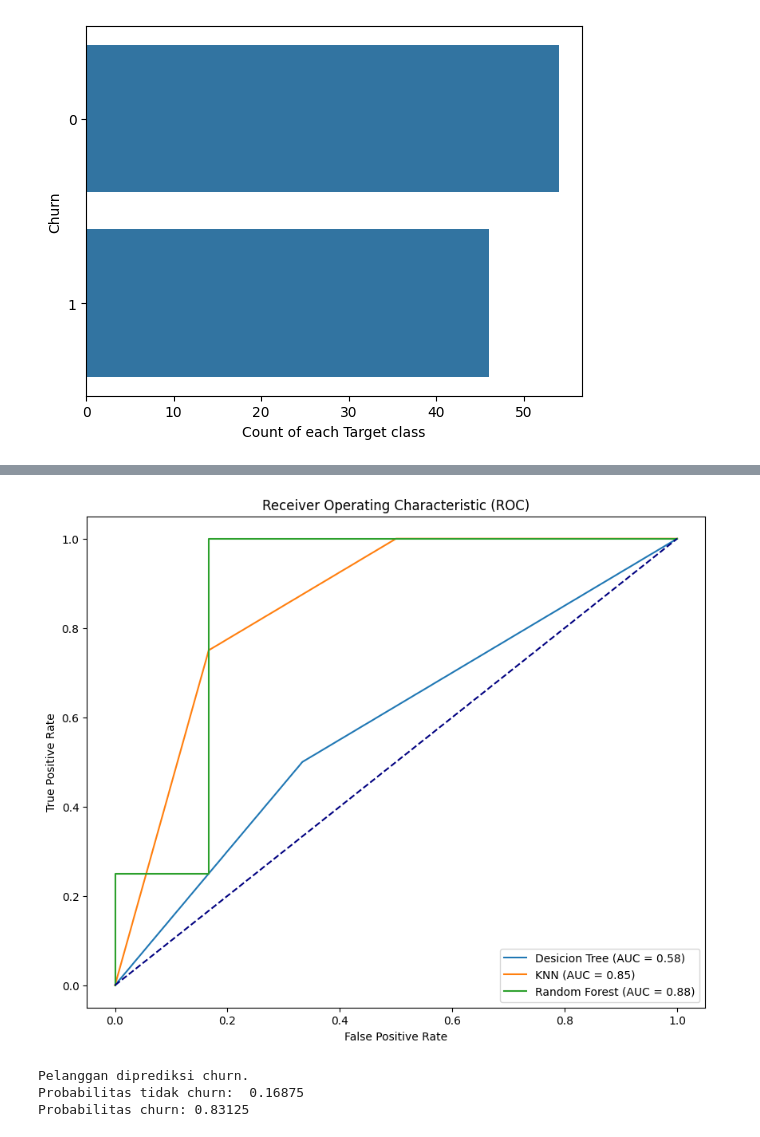
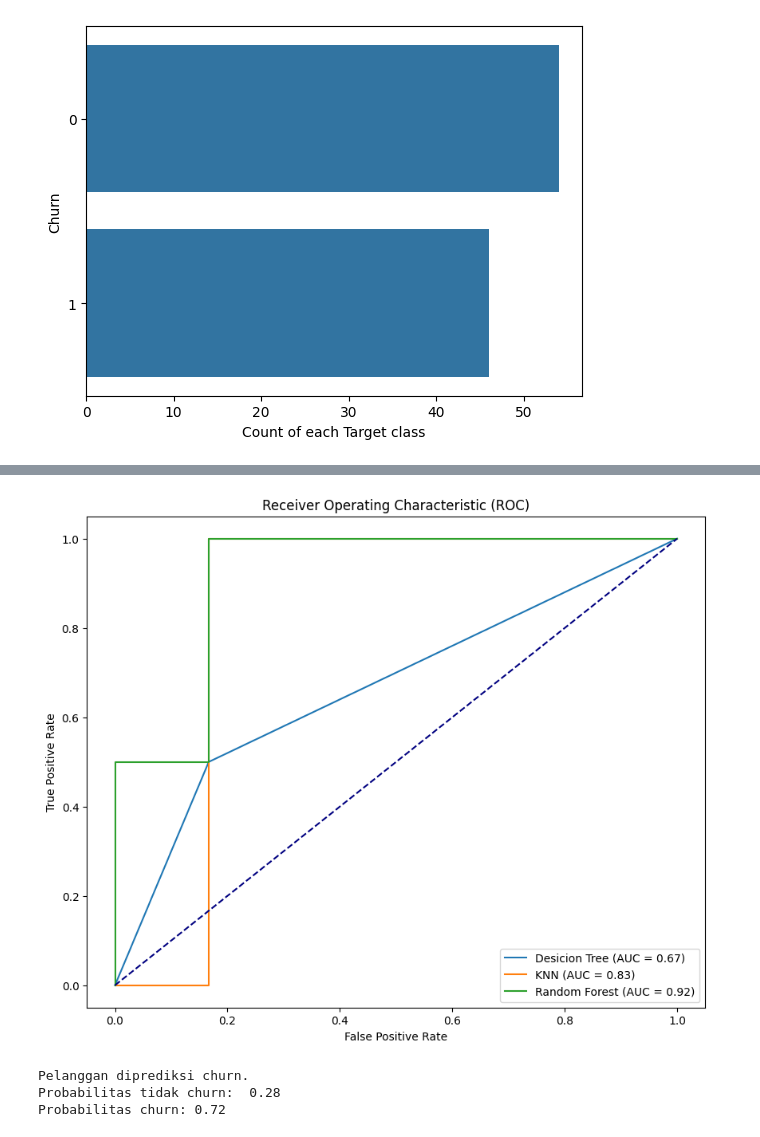
Before and after one commit to AldyDwi/website-prediksi, a Jupyter notebook: Capstone2.ipynb, the cells around one changed output, grey strips where cells are left out. Drawn from its saved outputs; the diff is of its cells as text; code cells hidden in the pictures.

```diff
--- a/Capstone2.ipynb
+++ b/Capstone2.ipynb
@@ -317,24 +236,0 @@ Mean Accuracy KNN: 0.58
-# %%
-#random forest
-from sklearn.ensemble import RandomForestClassifier
-
-# Membuat model RF
-rf = RandomForestClassifier(random_state=45)
-
-scores = []
-
-for train_indices, test_indices in fold_indices:
-    X_train, y_train = X[train_indices], y[train_indices]
-    X_test, y_test = X[test_indices], y[test_indices]
-
-    rf.fit(X_train, y_train)
-
-    y_pred = rf.predict(X_test)
-
-    fold_score = accuracy_score(y_test, y_pred)
-
-    scores.append(fold_score)
-
-mean_accuracy = np.mean(scores)
-print("K-Fold Cross-Validation Scores:", scores)
-print("Mean Accuracy RF:", mean_accuracy)
@@ -357,43 +432,38 @@ models = {
 plt.figure(figsize=(10, 8))
 
 for name, model in models.items():
-
-
   scores = []
 
   # Iterate through each fold
-  for train_indices, test_indices in fold_indices:
+  for train_indices, test_indices in kf.split(X, y):
       X_train, y_train = X[train_indices], y[train_indices]
       X_test, y_test = X[test_indices], y[test_indices]
 
       # melatih model
       model.fit(X_train, y_train)
-
       # buat prediksi
       y_prediksi = model.predict_proba(X_test)[:, 1]
-
-
       # Calculate accuracy for each fold
       fold_score = accuracy_score(y_test, model.predict(X_test))
       scores.append(fold_score)
 
   # Hitung ROC curve
   fpr, tpr, _ = roc_curve(y_test, y_prediksi)
   # Hitung AUC
   roc_auc = roc_auc_score(y_test, y_prediksi)
   # Plot ROC curve
   plt.plot(fpr, tpr, label=f'{name} (AUC = {roc_auc:.2f})')
 
 plt.plot([0, 1], [0, 1], color='navy', linestyle='--')
 plt.xlabel('False Positive Rate')
 plt.ylabel('True Positive Rate')
 plt.title('Receiver Operating Characteristic (ROC)')
 plt.legend(loc='lower right')
 plt.show()
 # %% [output]
-[figure, old version]
+[figure, new version]
 # %%
-new_data_before = [[24,28,18,100000,0]]
+new_data_before = [[23, 17, 5, 60000,0]]
 new_data = preprocessing.normalize(new_data_before)
 # Prediksi churn (0 = tidak churn, 1 = churn)
 prediction = rf.predict(new_data)
@@ -412,5 +482,5 @@ print(f"Probabilitas tidak churn:  {prediction_proba[0][0]}")
 print(f"Probabilitas churn: {prediction_proba[0][1]}")
 # %% [output]
 Pelanggan diprediksi churn.
-Probabilitas tidak churn:  0.16875
-Probabilitas churn: 0.83125
+Probabilitas tidak churn:  0.28
+Probabilitas churn: 0.72
```
Also changed, not shown: parts of 13 cells of this notebook, 10 other files.
